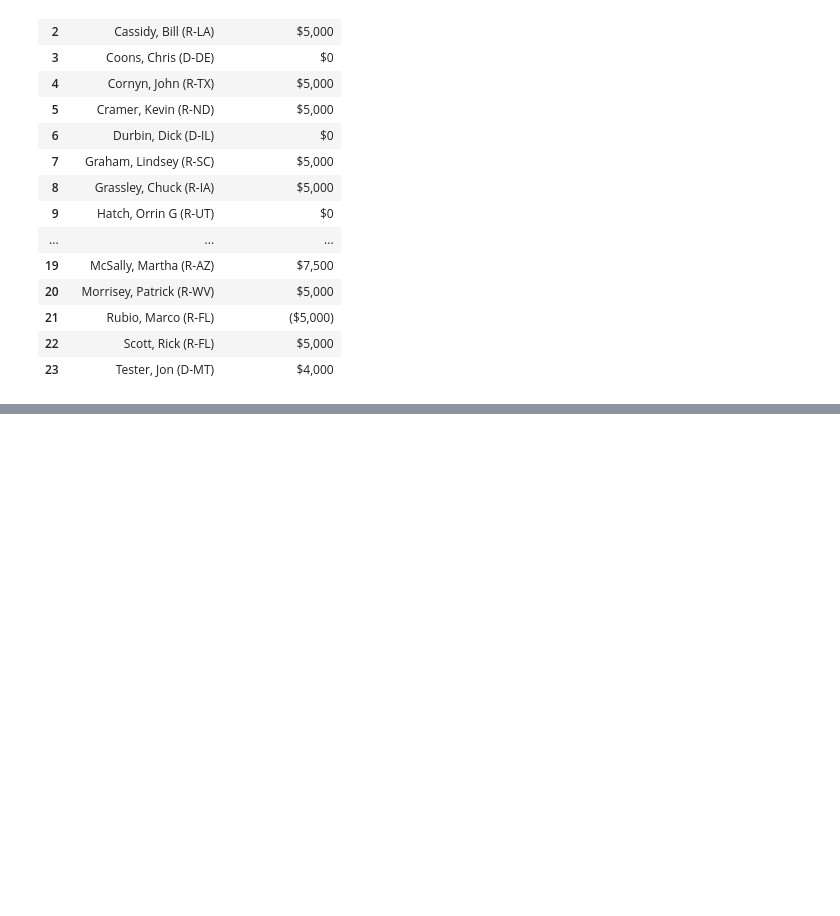
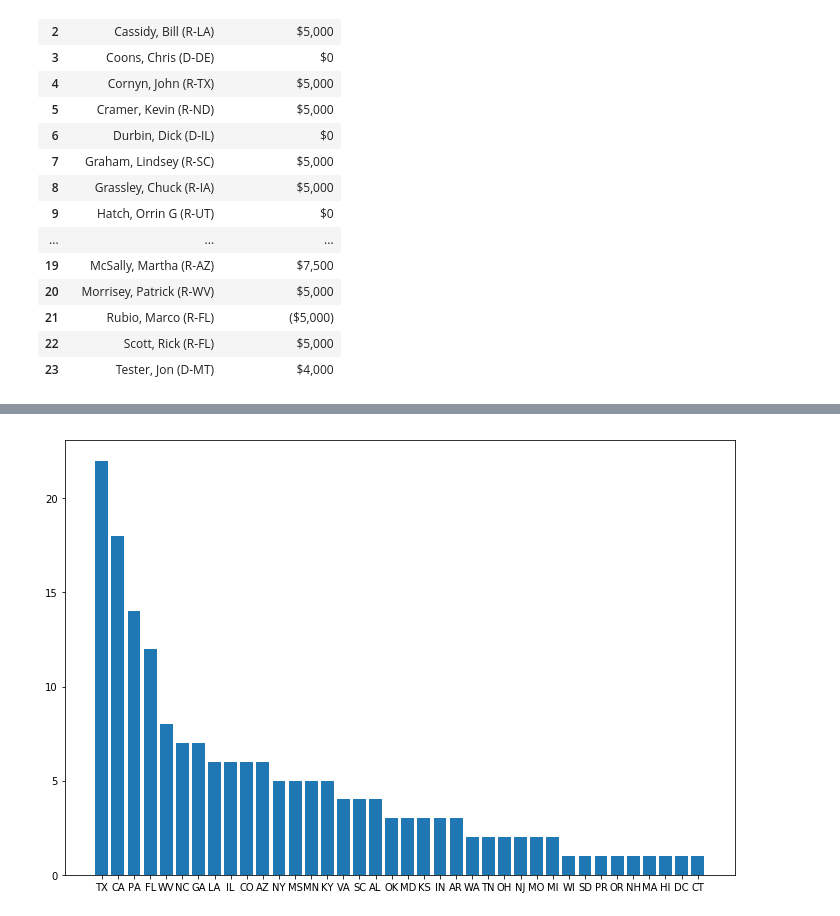
Before and after one commit to EricMa206/Module3Project, a Jupyter notebook: Project 3 Congress.ipynb, the cells around one changed output, grey strips where cells are left out. Drawn from its saved outputs; the diff is of its cells as text; code cells hidden in the pictures; blank space fills up the shorter version.

```diff
--- a/Project 3 Congress.ipynb
+++ b/Project 3 Congress.ipynb
@@ -579,0 +595,6 @@ senate_2018_geo_df
+# %%
+url = 'http://www.bop.gov/PublicInfo/execute/locations/?todo=query&output=json '
+r = requests.get(url)
+print(r)
+print(type(r.text))
+print(r.text)
@@ -579,0 +609,10 @@ senate_2018_geo_df
+# %%
+bop_facilities = r.json()['Locations']
+bop_facilities = pd.DataFrame(bop_facilities)
+# %%
+bop_facilities.drop(['address', 'code', 'complexCode', 'contactEmail',
+       'gender', 'hasCamp', 'hasFdc', 'hasFsl',
+       'hasIhp', 'hasSff', 'imageNormal', 'imageSmall', 'latitude',
+       'locationtype', 'longitude', 'name', 'nameDisplay', 'nameTitle',
+       'phoneNumber', 'region', 'securityLevel', 'special',
+       'timeZone', 'url', 'zipCode'], axis = 1, inplace = True)
@@ -579,0 +640,3 @@ senate_2018_geo_df
+# %%
+for state in bop_facilities["state"]:
+    print(state)
@@ -579,0 +661,12 @@ senate_2018_geo_df
+# %%
+state_bag = {}
+for state in bop_facilities["state"]:
+    state_bag[state] = state_bag.get(state, 0) + 1
+state_freq = sorted(state_bag.items(), key=lambda kv:(kv[1], kv[0]), reverse=True)
+x = [s[0] for s in state_freq]
+y = [s[1] for s in state_freq]
+plt.figure(figsize = (12, 8))
+plt.bar(x, y)
+plt.show();
+# %% [output]
+[figure, added]
```
Also changed, not shown: parts of 16 cells of this notebook, 1 other file.
